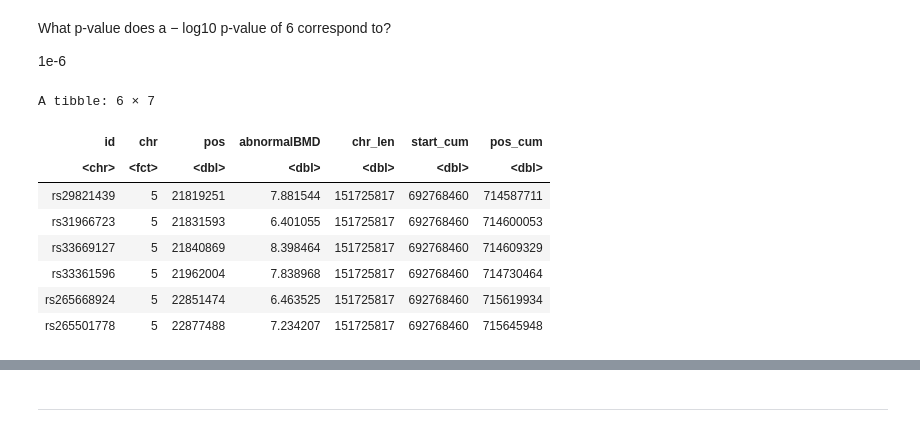
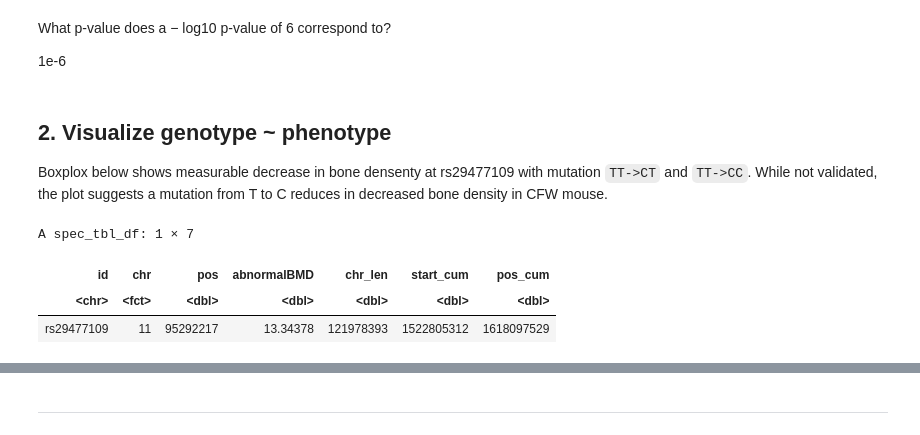
Before and after one commit to daiuc/qBioChallenges, a Jupyter notebook: DataVis.ipynb, the cells around one changed output, grey strips where cells are left out. Drawn from its saved outputs; the diff is of its cells as text; code cells hidden in the pictures.

```diff
--- a/DataVis.ipynb
+++ b/DataVis.ipynb
@@ -290,16 +309,15 @@ filter(gwscan, abnormalBMD > 6) %>% pull(pos_cum) %>% unique %>% length
 What p-value does a − log10 p-value of 6 correspond to?
 
 1e-6
+# %% [markdown]
+## 2. Visualize **genotype ~ phenotype**
+
+Boxplox below shows measurable decrease in bone densenty at rs29477109 with mutation `TT->CT` and `TT->CC`. While not validated, the plot suggests a mutation from T to C reduces in decreased bone density in CFW mouse.
 # %%
-filter(gwscan, abnormalBMD > 6) %>%
-    arrange(chr, pos) %>% head
+filter(gwscan, abnormalBMD > 6 & str_detect(id,'rs29477109')) %>%
+    arrange(chr, pos)
 # %% [output]
-A tibble: 6 × 7
+A spec_tbl_df: 1 × 7
 | id | chr | pos | abnormalBMD | chr_len | start_cum | pos_cum |
 | <chr> | <fct> | <dbl> | <dbl> | <dbl> | <dbl> | <dbl> |
-| rs29821439 | 5 | 21819251 | 7.881544 | 151725817 | 692768460 | 714587711 |
-| rs31966723 | 5 | 21831593 | 6.401055 | 151725817 | 692768460 | 714600053 |
-| rs33669127 | 5 | 21840869 | 8.398464 | 151725817 | 692768460 | 714609329 |
-| rs33361596 | 5 | 21962004 | 7.838968 | 151725817 | 692768460 | 714730464 |
-| rs265668924 | 5 | 22851474 | 6.463525 | 151725817 | 692768460 | 715619934 |
-| rs265501778 | 5 | 22877488 | 7.234207 | 151725817 | 692768460 | 715645948 |
+| rs29477109 | 11 | 95292217 | 13.34378 | 121978393 | 1522805312 | 1618097529 |
```
Also changed, not shown: parts of 16 cells of this notebook.
